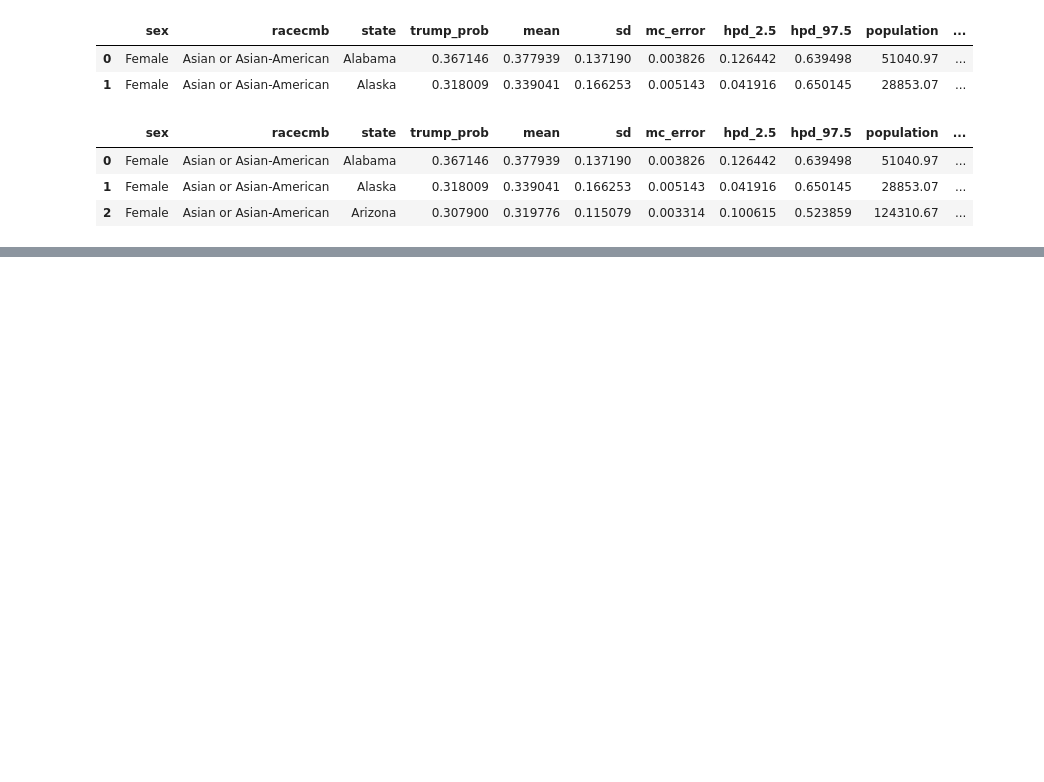
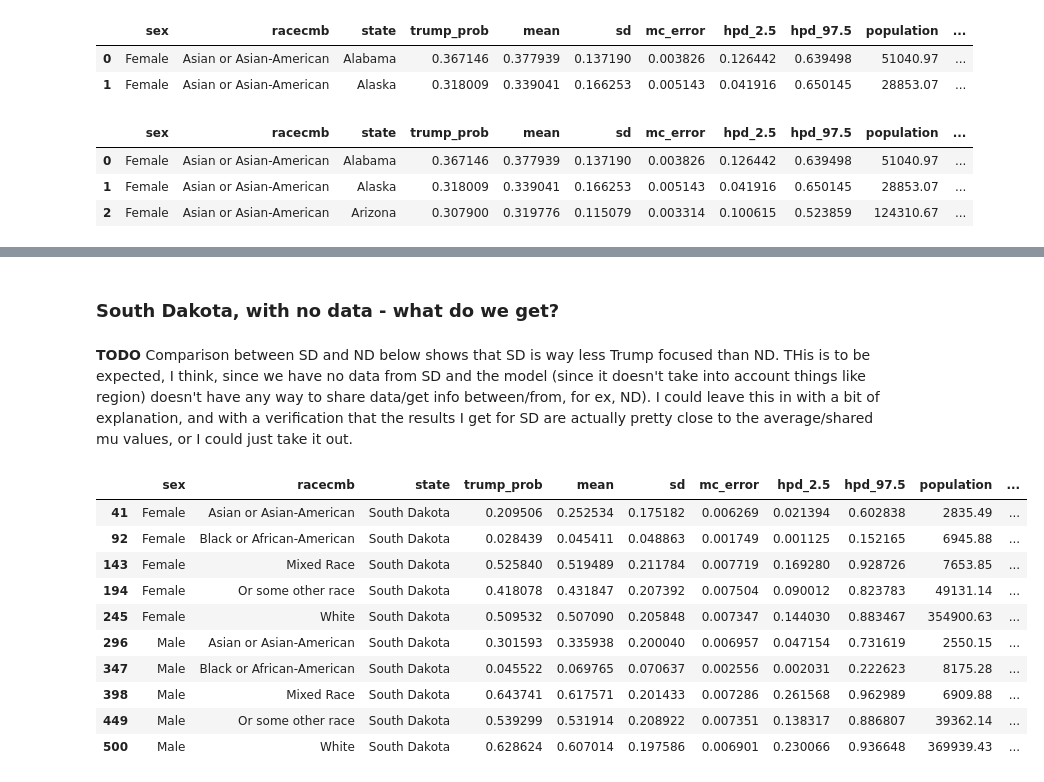
Before and after one commit to aenfield/Data512, a Jupyter notebook: project/MRP_Presidential_Election_2016.ipynb, the cells around one changed output, grey strips where cells are left out. Saved outputs shown, nothing was run; the diff lists cells and outputs as text; code cells hidden in the pictures; blank space fills up the shorter version.

```diff
--- a/project/MRP_Presidential_Election_2016.ipynb
+++ b/project/MRP_Presidential_Election_2016.ipynb
@@ -864,0 +904,18 @@ Trump   138,590,026 (43.5%)
+# %% [markdown]
+### South Dakota, with no data - what do we get?
+# %% [markdown]
+**TODO** Comparison between SD and ND below shows that SD is way less Trump focused than ND. THis is to be expected, I think, since we have no data from SD and the model (since it doesn't take into account things like region) doesn't have any way to share data/get info between/from, for ex, ND). I could leave this in with a bit of explanation, and with a verification that the results I get for SD are actually pretty close to the average/shared mu values, or I could just take it out.
+# %%
+all_cells_with_results_and_adj_voted_data_and_lr[all_cells_with_results_and_adj_voted_data_and_lr['state'] == 'South Dakota']
+# %% [output]
+|  | sex | racecmb | state | trump_prob | mean | sd | mc_error | hpd_2.5 | hpd_97.5 | population | ... |
+| 41 | Female | Asian or Asian-American | South Dakota | 0.209506 | 0.252534 | 0.175182 | 0.006269 | 0.021394 | 0.602838 | 2835.49 | ... |
+| 92 | Female | Black or African-American | South Dakota | 0.028439 | 0.045411 | 0.048863 | 0.001749 | 0.001125 | 0.152165 | 6945.88 | ... |
+| 143 | Female | Mixed Race | South Dakota | 0.525840 | 0.519489 | 0.211784 | 0.007719 | 0.169280 | 0.928726 | 7653.85 | ... |
+| 194 | Female | Or some other race | South Dakota | 0.418078 | 0.431847 | 0.207392 | 0.007504 | 0.090012 | 0.823783 | 49131.14 | ... |
+| 245 | Female | White | South Dakota | 0.509532 | 0.507090 | 0.205848 | 0.007347 | 0.144030 | 0.883467 | 354900.63 | ... |
+| 296 | Male | Asian or Asian-American | South Dakota | 0.301593 | 0.335938 | 0.200040 | 0.006957 | 0.047154 | 0.731619 | 2550.15 | ... |
+| 347 | Male | Black or African-American | South Dakota | 0.045522 | 0.069765 | 0.070637 | 0.002556 | 0.002031 | 0.222623 | 8175.28 | ... |
+| 398 | Male | Mixed Race | South Dakota | 0.643741 | 0.617571 | 0.201433 | 0.007286 | 0.261568 | 0.962989 | 6909.88 | ... |
+| 449 | Male | Or some other race | South Dakota | 0.539299 | 0.531914 | 0.208922 | 0.007351 | 0.138317 | 0.886807 | 39362.14 | ... |
+| 500 | Male | White | South Dakota | 0.628624 | 0.607014 | 0.197586 | 0.006901 | 0.230066 | 0.936648 | 369939.43 | ... |
```
Also changed, not shown: parts of 18 cells of this notebook, 1 other file.
